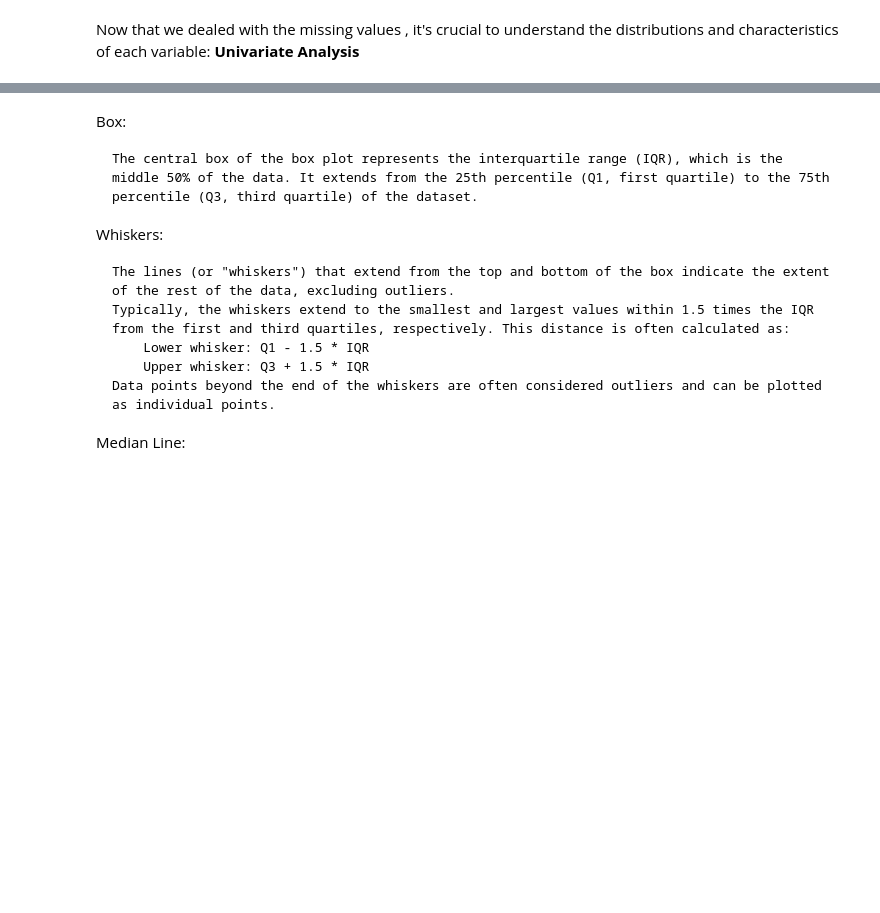
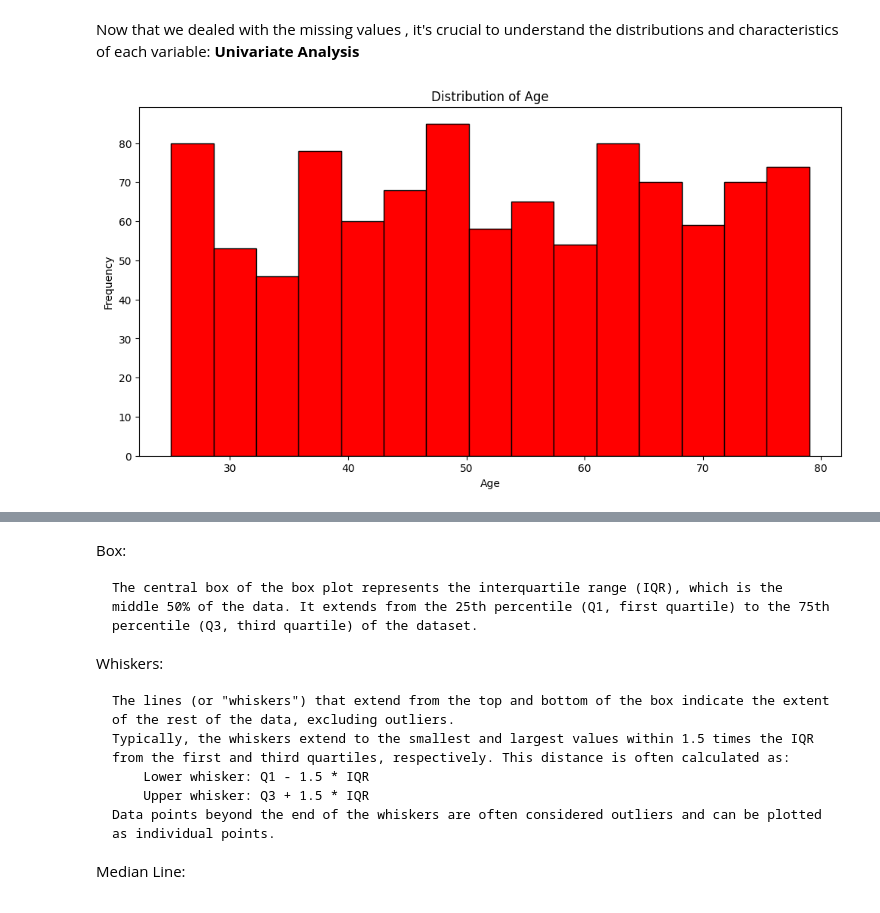
Before and after one commit to ZakariaElKazdam/EDA, a Jupyter notebook: eda.ipynb, the cells around one changed output, grey strips where cells are left out. Saved outputs shown, nothing was run; the diff lists cells and outputs as text; code cells hidden in the pictures; blank space fills up the shorter version.

```diff
--- a/eda.ipynb
+++ b/eda.ipynb
@@ -161,3 +163,7 @@ def draw_hist ( colonne , figsize  ,  color='red' , bins =10 , edge_color='black
     plt.title(title)
   plt.ylabel(ylabel)
   plt.show()
+# %%
+draw_hist('Age', bins=15, xlabel='Age', title='Distribution of Age')
+# %% [output]
+[figure, added]
```
Also changed, not shown: parts of 39 cells of this notebook.
